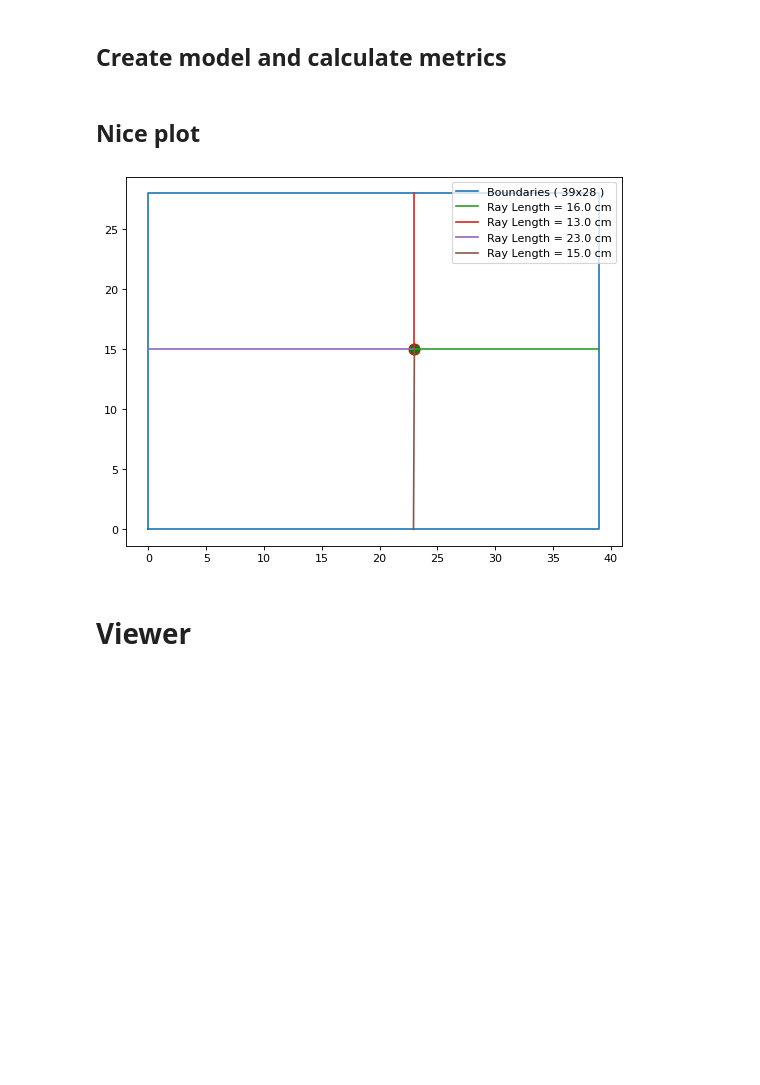
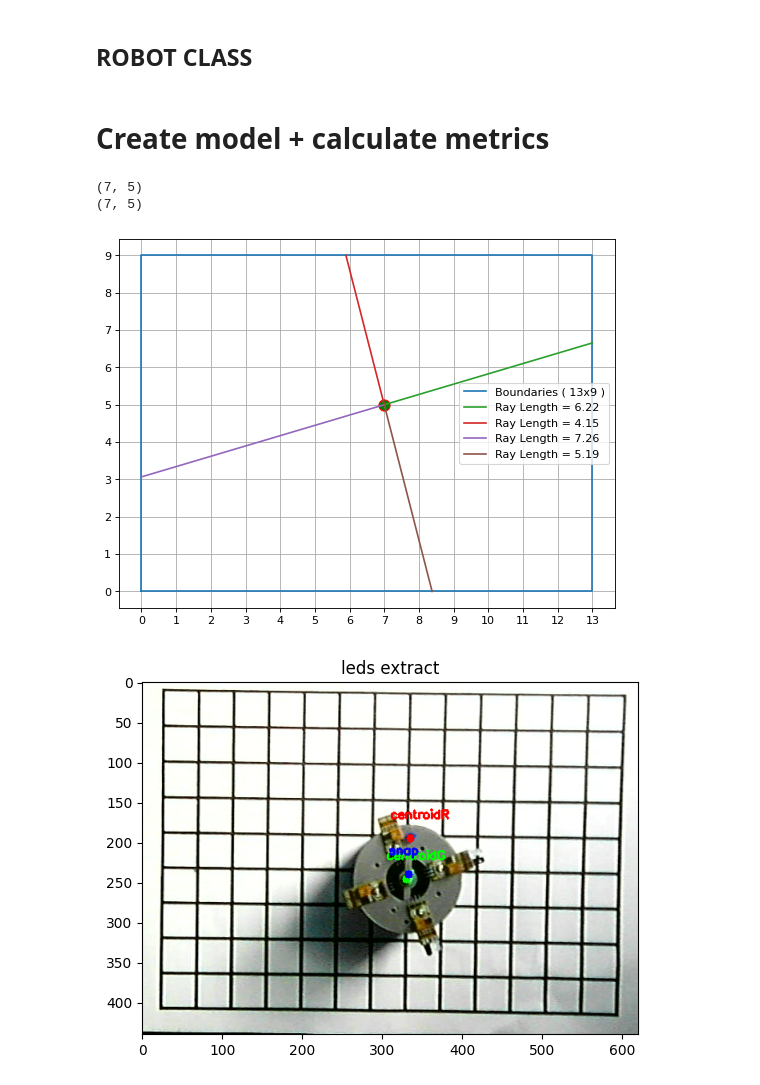
Before and after one commit to EmileBinot/spiderino-sensors-model, a Jupyter notebook: master-script/master-script.ipynb, the cells around one changed output. Drawn from its saved outputs; the diff is of its cells as text; code cells hidden in the pictures; blank space fills up the shorter version.

```diff
--- a/master-script/master-script.ipynb
+++ b/master-script/master-script.ipynb
@@ -338,0 +448,7 @@ class Grid:
+# %%
+imge = np.copy(frame_color)
+cv2.circle(imge, (red_x, red_y), 5, (255, 0, 0), -1)
+cv2.putText(imge, "centroidR", (red_x - 25, red_y - 25),cv2.FONT_HERSHEY_SIMPLEX, 0.5, (255, 0, 0), 2)
+cv2.circle(imge, (green_x, green_y), 5, (0, 255,0), -1)
+cv2.putText(imge, "centroidG", (green_x - 25, green_y - 25),cv2.FONT_HERSHEY_SIMPLEX, 0.5, (0, 255,0), 2)
+nb_show("leds extract",imge)
@@ -354,3 +546,5 @@ class Sensor:
+# %% [markdown]
+## ROBOT CLASS
 # %%
 def get_point_angle(start, angle):
   end = Point(int(start.x + 200 * math.cos(math.radians(angle))),
@@ -364,7 +558,7 @@ class Robot:
     self.n_sensors = n_sensors
     self.sensors_array = []
     for n in range(self.n_sensors):
-      sens = Sensor(self.pos,self.theta+n*360/self.n_sensors)
+      sens = Sensor(self.pos,(22.5+self.theta+n*360/self.n_sensors)%360)
       self.sensors_array.append(sens)
 
   def calculate_distances(self, grid):
@@ -372,6 +566,8 @@ class Robot:
     distances = []
     for sensor in self.sensors_array:
       ray_end = get_point_angle(self.pos , sensor.angle)
+      # print(self.pos)
+      # print(ray_end)
       ray_infinite = LineString([self.pos,ray_end])
       hit = grid.boundaries.intersection(ray_infinite)
       ray = LineString([self.pos,hit])
@@ -382,36 +578,54 @@ class Robot:
       # distances.append(distance)
     # return distances
 # %% [markdown]
-## Create model and calculate metrics
+# Create model + calculate metrics
 # %%
 # Create a Grid instance
 grid = Grid(points_matrix)
 
-# Create a Robot instance
+
+
+# deltas = points_matrix.reshape((-1,2)) - spiderino_centroid
+# dist_2 = np.einsum('ij,ij->i', deltas, deltas)
+# min_dist = np.argmin(dist_2)
+# ynode = int(min_dist/(points_matrix.shape[1]))
+# xnode = min_dist - ynode*points_matrix.shape[1]
+
+print(grid.find_closest_node_2(spiderino_centroid))
+print(grid.find_closest_node(spiderino_centroid))
 nsensors = 4
-theta = 0
-x_snap,y_snap = grid.find_closest_node((x_centroid, y_centroid))
-spiderino = Robot(Point(x_snap,y_snap),theta,nsensors)
+theta = angle_cal
+x_snap,y_snap = grid.find_closest_node_2(spiderino_centroid)
+x_snap,y_snap = grid.find_closest_node(spiderino_centroid)
 
+spiderino = Robot(Point(x_snap,y_snap),-7,nsensors)
+# print(x_snap,y_snap-1)
 # Calculate distances of sensors to boundaries
 spiderino.calculate_distances(grid)
+# %% [output]
+(7, 5)
+(7, 5)
-# %% [markdown]
-## Nice plot
 # %%
-# importing the required module
-import matplotlib.pyplot as plt
+
 
 # x,y = grid.boundaries.exterior.xy
 fig = plt.figure(figsize=(8, 6), dpi=80)
-
+ax = fig.add_subplot(1, 1, 1)
 plt.plot(*grid.boundaries.xy, label="Boundaries ( "+ str(grid.x_max) +"x"+ str(grid.y_max) +" )")
 plt.plot(*spiderino.pos.xy, marker="o", markersize=10, markeredgecolor="red", markerfacecolor="green")
 for sensor in spiderino.sensors_array :
-  plt.plot(*sensor.ray.xy, label="Ray Length = "+str(round((sensor.ray.length),2))+" cm")
+  plt.plot(*sensor.ray.xy, label="Ray Length = "+str(round((sensor.ray.length),2)))
 
 leg = plt.legend()
+ax.set_xticks(np.arange(0,grid.x_max+1))
+ax.set_yticks(np.arange(0,grid.y_max+1))
+plt.grid(True)
+
 plt.show()
+imgee = imge.copy()
+cv2.circle(imgee, (points_matrix[x_snap][y_snap]), 5, (0, 0,255), -1)
+cv2.putText(imgee, "snap", (points_matrix[x_snap][y_snap][0] - 25, points_matrix[x_snap][y_snap][1] - 25),cv2.FONT_HERSHEY_SIMPLEX, 0.5, (0, 0, 255), 2)
+nb_show("leds extract",imgee)
 # %% [output]
-[figure, old version]
+[figure, new version]
+[figure, added]
-# %% [markdown]
-# Viewer
```
Also changed, not shown: parts of 57 cells of this notebook, 5 other files.
